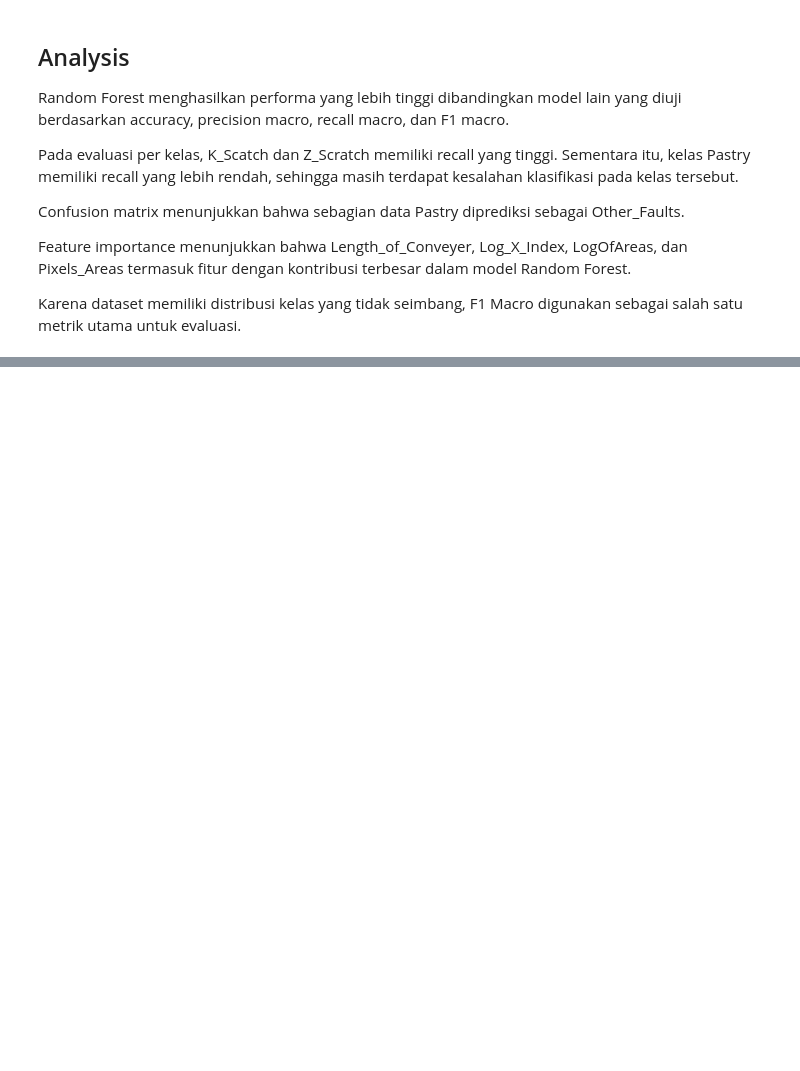
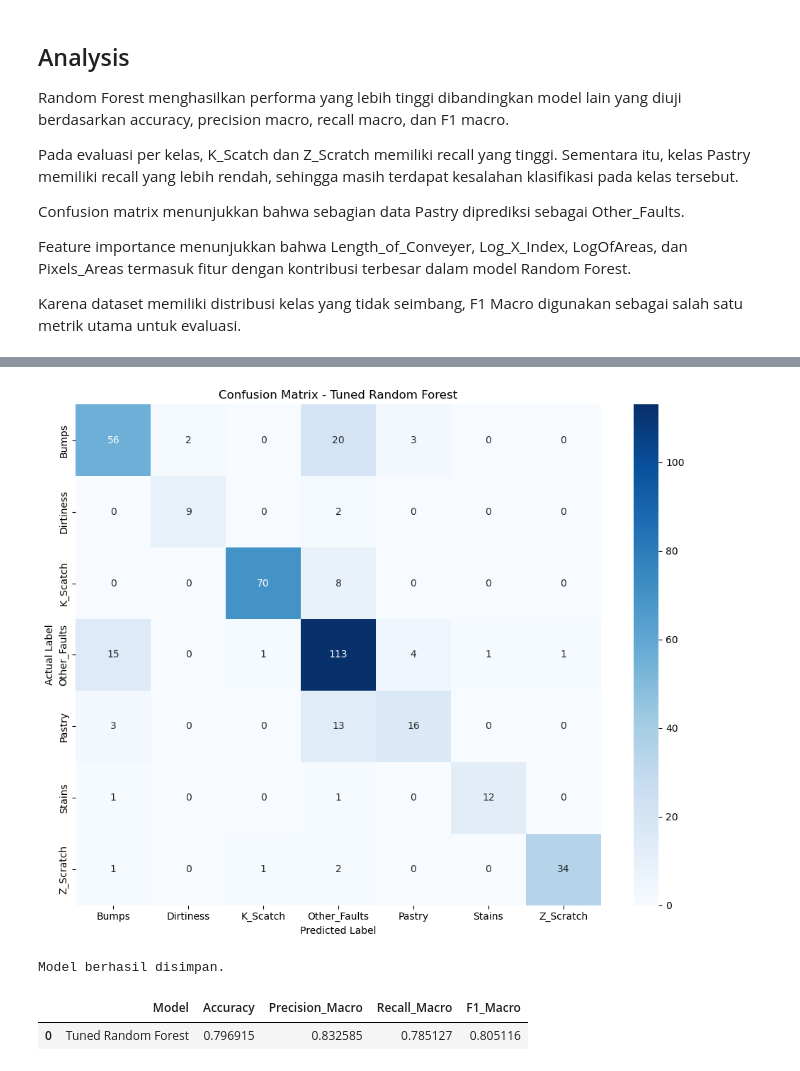
Before and after one commit to FaizAzril/smart-ml-kelompok2, a Jupyter notebook: notebooks/02_ML1_Classification.ipynb, the cells around one changed output, grey strips where cells are left out. Cells and saved outputs as stored; diff of their text form; code cells hidden in the pictures; blank space fills up the shorter version.

Commit message:
[FEAT] Add tuned Random Forest model

```diff
--- a/notebooks/02_ML1_Classification.ipynb
+++ b/notebooks/02_ML1_Classification.ipynb
@@ -299,0 +423,52 @@ digunakan sebagai salah satu metrik utama untuk evaluasi.
+# %%
+cm_final = confusion_matrix(
+    y_test,
+    y_pred_tuned,
+    labels=best_rf.classes_
+)
+
+plt.figure(figsize=(10, 8))
+
+sns.heatmap(
+    cm_final,
+    annot=True,
+    fmt="d",
+    cmap="Blues",
+    xticklabels=best_rf.classes_,
+    yticklabels=best_rf.classes_
+)
+
+plt.title("Confusion Matrix - Tuned Random Forest")
+plt.xlabel("Predicted Label")
+plt.ylabel("Actual Label")
+plt.tight_layout()
+plt.show()
+# %% [output]
+[figure, added]
+# %%
+joblib.dump(
+    best_rf,
+    "../models/random_forest_model.pkl"
+)
+
+print("Model berhasil disimpan.")
+# %% [output]
+Model berhasil disimpan.
+# %%
+final_results = pd.DataFrame({
+    "Model": ["Tuned Random Forest"],
+    "Accuracy": [tuned_accuracy],
+    "Precision_Macro": [tuned_precision],
+    "Recall_Macro": [tuned_recall],
+    "F1_Macro": [tuned_f1]
+})
+
+final_results.to_csv(
+    "../models/final_classification_results.csv",
+    index=False
+)
+
+final_results
+# %% [output]
+|  | Model | Accuracy | Precision_Macro | Recall_Macro | F1_Macro |
+| 0 | Tuned Random Forest | 0.796915 | 0.832585 | 0.785127 | 0.805116 |
```
Also changed, not shown: parts of 5 cells of this notebook, 2 other files.
